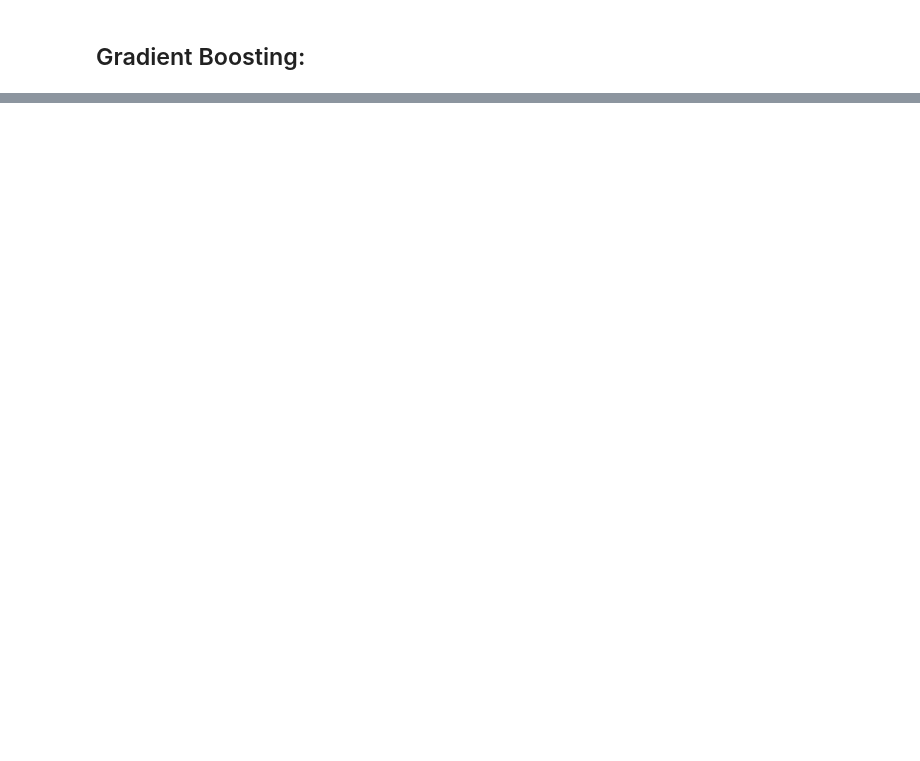
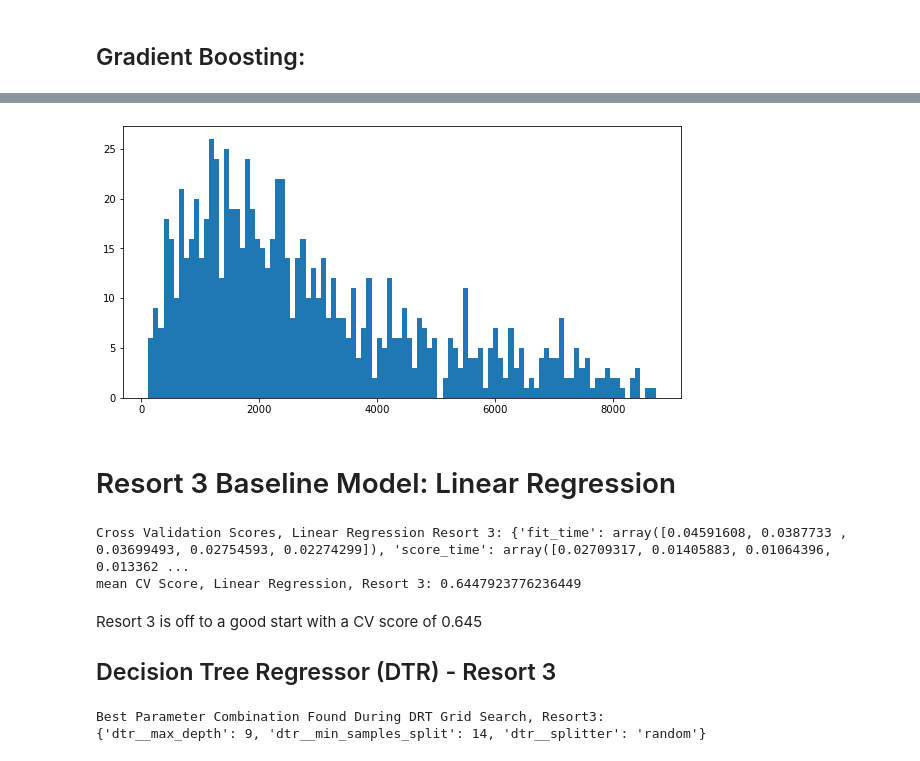
Before and after one commit to lperconti/Visitation, a Jupyter notebook: Final_Notebook.ipynb, the cells around one changed output, grey strips where cells are left out. Cells and saved outputs as stored; diff of their text form; code cells hidden in the pictures; blank space fills up the shorter version.

Commit message:
cleaned up modeling on all three resorts

```diff
--- a/Final_Notebook.ipynb
+++ b/Final_Notebook.ipynb
@@ -498,0 +644,6 @@ IndexError: index 19 is out of bounds for axis 0 with size 19
+# %%
+#Split into test and train X and Y
+X3 = df_3.drop(columns=['TOTAL_VISITS'])
+y3 = df_3['TOTAL_VISITS']
+X_train3, X_test3, y_train3, y_test3 = train_test_split(X3, y3, test_size=0.2, random_state=42)
+X3.head()
@@ -498,0 +658,7 @@ IndexError: index 19 is out of bounds for axis 0 with size 19
+# %%
+#take a peak at target for Resort 3:
+#visualization of target - Visits
+fig, ax = plt.subplots(figsize=(10, 5))
+ax.hist(y3, bins=100);
+# %% [output]
+[figure, added]
@@ -498,0 +670,66 @@ IndexError: index 19 is out of bounds for axis 0 with size 19
+# %% [markdown]
+# Resort 3 Baseline Model: Linear Regression
+# %%
+Transformer = ColumnTransformer([
+	('ohe', OneHotEncoder(), cat3),
+	('scaler', StandardScaler(), non_cat3),
+	], remainder ='passthrough')
+
+#setting up the pipe and training the model:
+
+LR_resort3 = LinearRegression()
+
+LRPipe_resort3 = Pipeline([('trans', Transformer),
+                ('linreg_3', LR_resort3)])
+
+LRPipe_resort3.fit(X_train3, y_train3)
+
+#cross validation and scoring
+cv_resort3 = cross_validate(LRPipe_resort3, X_train3, y_train3, return_train_score=True, cv=5)
+cv_score_resort3 = cross_val_score(LRPipe_resort3, X_train3, y_train3, cv = 5)
+
+print(f'Cross Validation Scores, Linear Regression Resort 3: {cv_resort3}')
+
+print(f'mean CV Score, Linear Regression, Resort 3: {cv_score_resort3.mean()}')
+# %% [output]
+Cross Validation Scores, Linear Regression Resort 3: {'fit_time': array([0.04591608, 0.0387733 , 0.03699493, 0.02754593, 0.02274299]), 'score_time': array([0.02709317, 0.01405883, 0.01064396, 0.013362 ...
+mean CV Score, Linear Regression, Resort 3: 0.6447923776236449
+# %% [markdown]
+Resort 3 is off to a good start with a CV score of 0.645
+
+## Decision Tree Regressor (DTR) - Resort 3
+# %%
+Transformer = ColumnTransformer([
+	('ohe', OneHotEncoder(), cat3),
+	# ('scaler', StandardScaler(), non_cat3), #no need to scale on Trees
+	], remainder ='passthrough')
+
+#Pipeline second Step: treeregressor
+DTR_resort3 = DecisionTreeRegressor(random_state = 42)
+
+#pipeline
+DTR_pipeline_resort3 = Pipeline([('transformer', Transformer),
+						('dtr', DTR_resort3)])
+
+#set up grid search paramater grid
+dt_param_grid = {
+	'dtr__splitter': ['best', 'random'],
+    'dtr__min_samples_split': [ 6, 8, 10, 12, 14, 16],
+    'dtr__max_depth': [ 6, 7, 8, 9, 10, 11, 12, 13]
+}
+
+#set up gridsearch:
+gridsearch_DTR_resort3 = GridSearchCV(estimator=DTR_pipeline_resort3,
+						  param_grid=dt_param_grid,
+						  cv=3)
+
+
+#fit gridsearch
+gridsearch_DTR_resort3.fit(X_train3, y_train3)
+
+
+print("Best Parameter Combination Found During DRT Grid Search, Resort3:")
+print(gridsearch_DTR_resort3.best_params_)
+# %% [output]
+Best Parameter Combination Found During DRT Grid Search, Resort3:
+{'dtr__max_depth': 9, 'dtr__min_samples_split': 14, 'dtr__splitter': 'random'}
```
Also changed, not shown: parts of 45 cells of this notebook, 7 other files.
